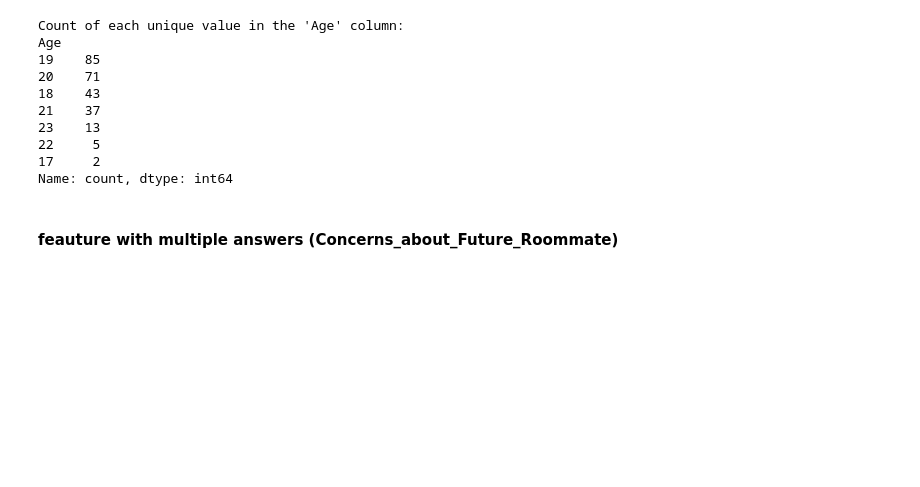
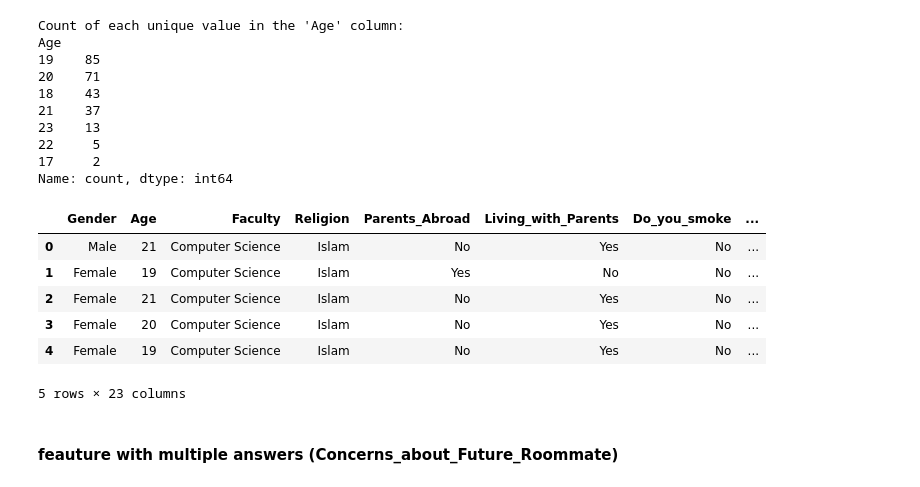
Before and after one commit to khaled-elsaeed/Roommate-Recommender, a Jupyter notebook: src/preprocessing/clean_data.ipynb, the cells around one changed output. Cells and saved outputs as stored; diff of their text form; code cells hidden in the pictures; blank space fills up the shorter version.

```diff
--- a/src/preprocessing/clean_data.ipynb
+++ b/src/preprocessing/clean_data.ipynb
@@ -364,6 +364,16 @@ Age
 22     5
 17     2
 Name: count, dtype: int64
+# %%
+df.head()
+# %% [output]
+|  | Gender | Age | Faculty | Religion | Parents_Abroad | Living_with_Parents | Do_you_smoke | ... |
+| 0 | Male | 21 | Computer Science | Islam | No | Yes | No | ... |
+| 1 | Female | 19 | Computer Science | Islam | Yes | No | No | ... |
+| 2 | Female | 21 | Computer Science | Islam | No | Yes | No | ... |
+| 3 | Female | 20 | Computer Science | Islam | No | Yes | No | ... |
+| 4 | Female | 19 | Computer Science | Islam | No | Yes | No | ... |
+5 rows × 23 columns
 # %% [markdown]
 #### feauture with multiple answers (Concerns_about_Future_Roommate)
 # %%
```
Also changed, not shown: parts of 5 cells of this notebook, 11 other files.
